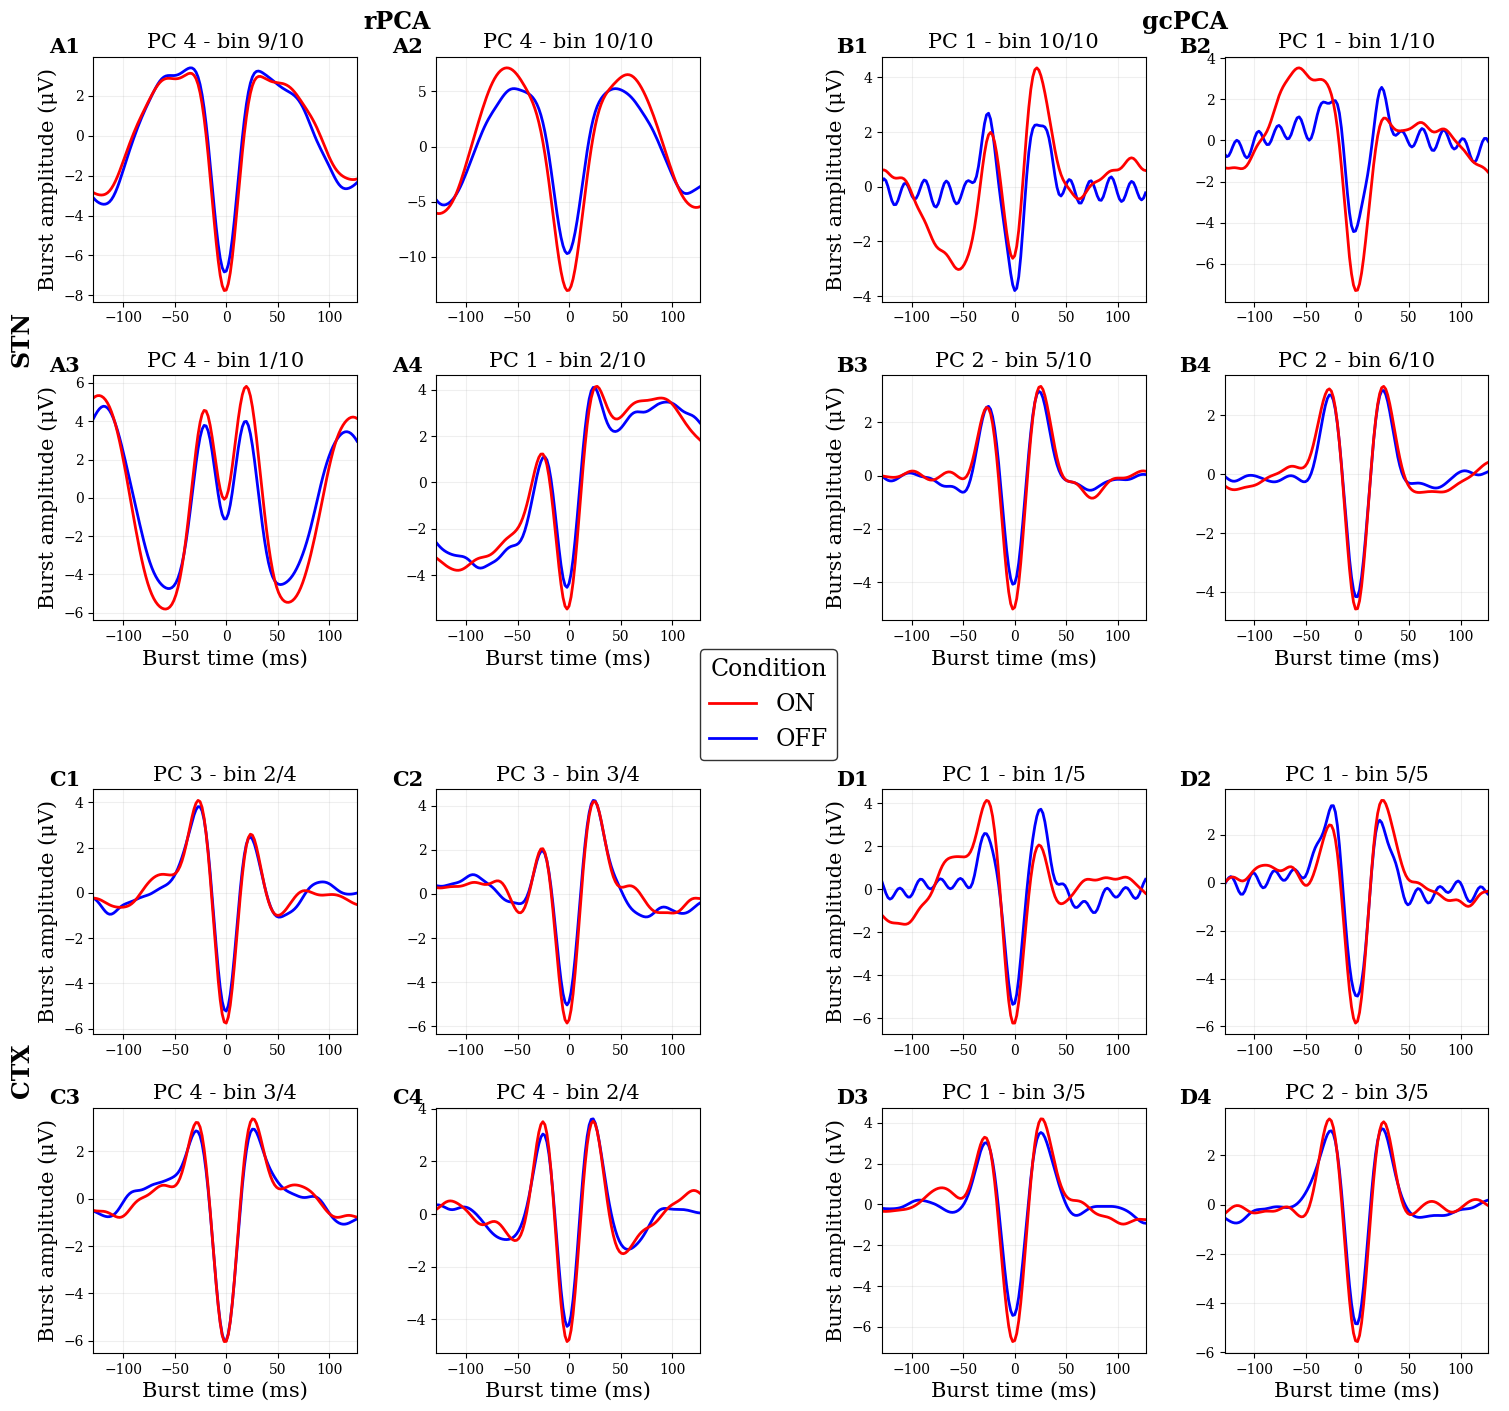
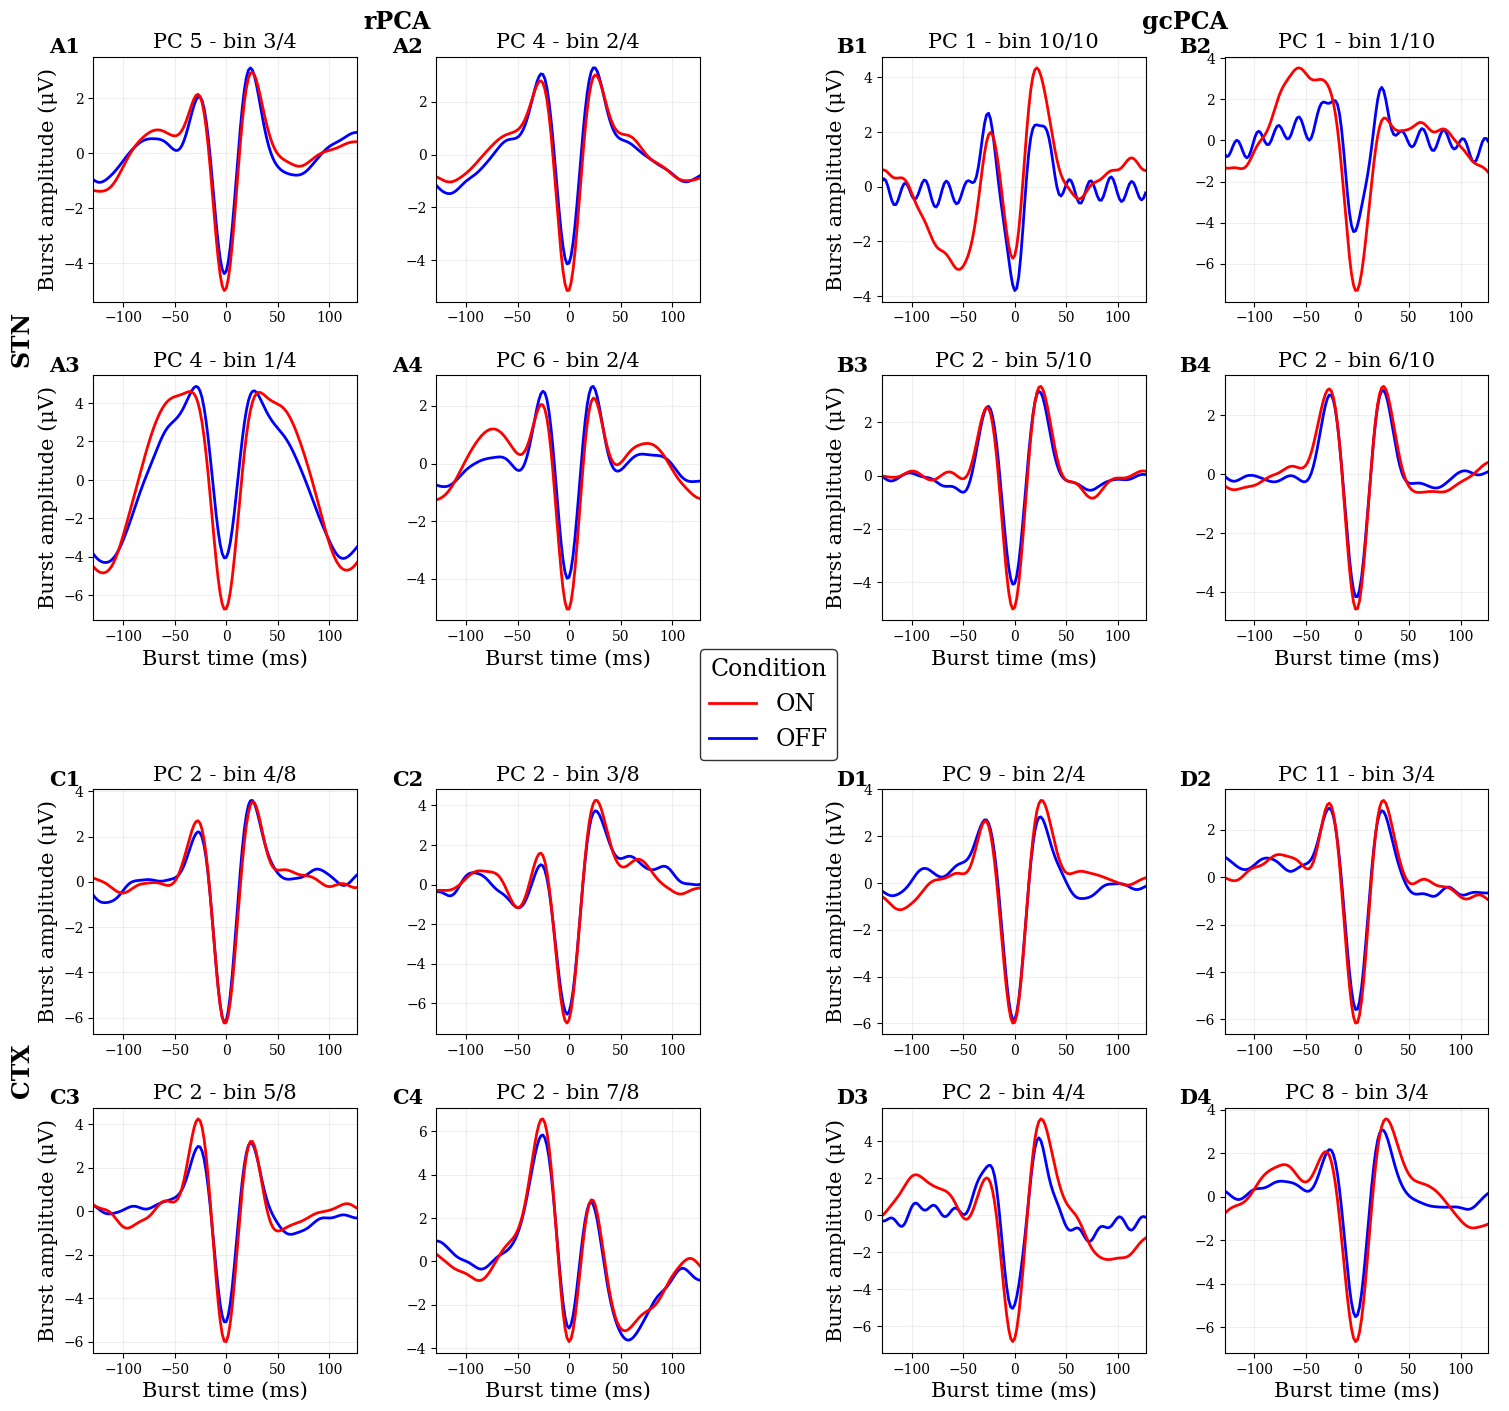
The notebook cell's code change between the first figure and the second:
--- before
+++ after
@@ -1,3 +1,3 @@
-waveform_lookup = np.load('outputs-6/waveforms_to_look_at.npy', allow_pickle=True).item()
+waveform_lookup = np.load('./outputs-7/waveforms_to_look_at.npy', allow_pickle=True).item()
 
 methods = ['rPCA', 'gcPCA']
@@ -86,5 +86,5 @@
 
 plt.subplots_adjust(right=0.90, top=0.92)
-plt.savefig('plots/group_comparison_PCA-transformed_waveforms.png', dpi=300)
-plt.savefig('plots/group_comparison_PCA-transformed_waveforms.svg', format='svg')
+# plt.savefig('plots/group_comparison_PCA-transformed_waveforms.png', dpi=300)
+# plt.savefig('plots/group_comparison_PCA-transformed_waveforms.svg', format='svg')
 plt.show()

Commit: Fixing scaling-analysis on same area